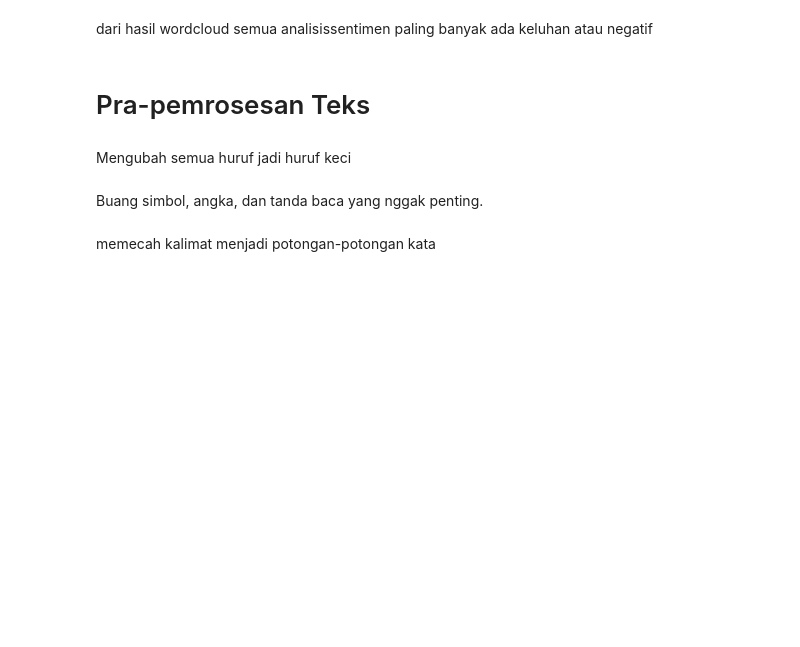
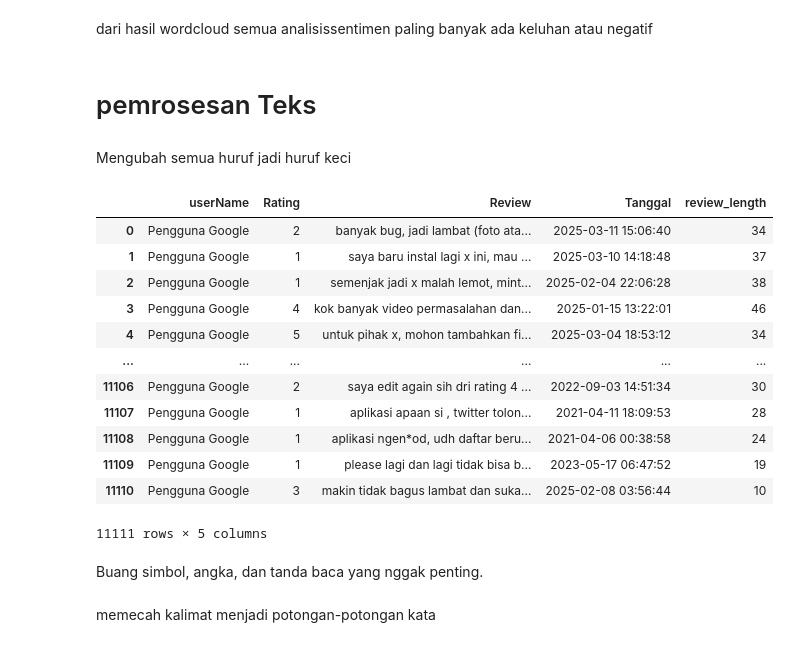
Before and after one commit to Robbysaidiii/Scraping_RobbySaidi_mc211d5y2136, a Jupyter notebook: notebook_pelatihan_model.ipynb, the cells around one changed output. Cells and saved outputs as stored; diff of their text form; code cells hidden in the pictures; blank space fills up the shorter version.

```diff
--- a/notebook_pelatihan_model.ipynb
+++ b/notebook_pelatihan_model.ipynb
@@ -296,7 +299,7 @@ plt.show()
 # %% [markdown]
 dari hasil wordcloud semua analisissentimen paling banyak ada keluhan atau negatif
 # %% [markdown]
-#  Pra-pemrosesan Teks
+#  pemrosesan Teks
 # %%
 #Case Folding
 df['Review'] = df['Review'].str.lower()
@@ -305,5 +368,20 @@ Mengubah semua huruf jadi huruf keci
 # %%
 #Remove Special Characters, Angka, dan Punctuation
-df['Review'] = df['Review'].apply(lambda x: re.sub(r'[^a-zA-Z\s]', '', x))
+df['Review'] = df['Review'].apply(normalize_slang)
+df
+# %% [output]
+|  | userName | Rating | Review | Tanggal | review_length |
+| 0 | Pengguna Google | 2 | banyak bug, jadi lambat (foto ata... | 2025-03-11 15:06:40 | 34 |
+| 1 | Pengguna Google | 1 | saya baru instal lagi x ini, mau ... | 2025-03-10 14:18:48 | 37 |
+| 2 | Pengguna Google | 1 | semenjak jadi x malah lemot, mint... | 2025-02-04 22:06:28 | 38 |
+| 3 | Pengguna Google | 4 | kok banyak video permasalahan dan... | 2025-01-15 13:22:01 | 46 |
+| 4 | Pengguna Google | 5 | untuk pihak x, mohon tambahkan fi... | 2025-03-04 18:53:12 | 34 |
+| ... | ... | ... | ... | ... | ... |
+| 11106 | Pengguna Google | 2 | saya edit again sih dri rating 4 ... | 2022-09-03 14:51:34 | 30 |
+| 11107 | Pengguna Google | 1 | aplikasi apaan si , twitter tolon... | 2021-04-11 18:09:53 | 28 |
+| 11108 | Pengguna Google | 1 | aplikasi ngen*od, udh daftar beru... | 2021-04-06 00:38:58 | 24 |
+| 11109 | Pengguna Google | 1 | please lagi dan lagi tidak bisa b... | 2023-05-17 06:47:52 | 19 |
+| 11110 | Pengguna Google | 3 | makin tidak bagus lambat dan suka... | 2025-02-08 03:56:44 | 10 |
+11111 rows × 5 columns
 # %% [markdown]
 Buang simbol, angka, dan tanda baca yang nggak penting.
```
Also changed, not shown: parts of 34 cells of this notebook.
